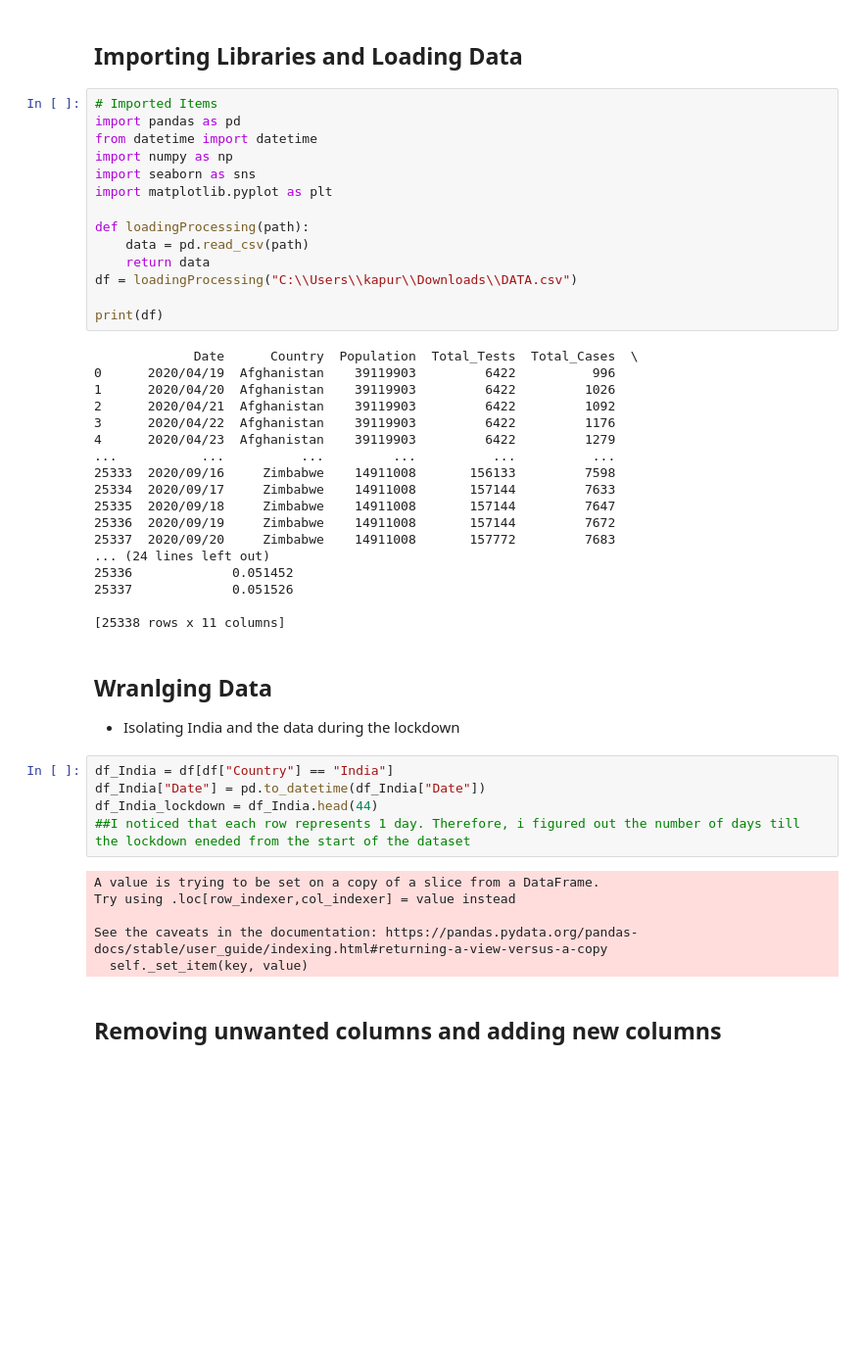
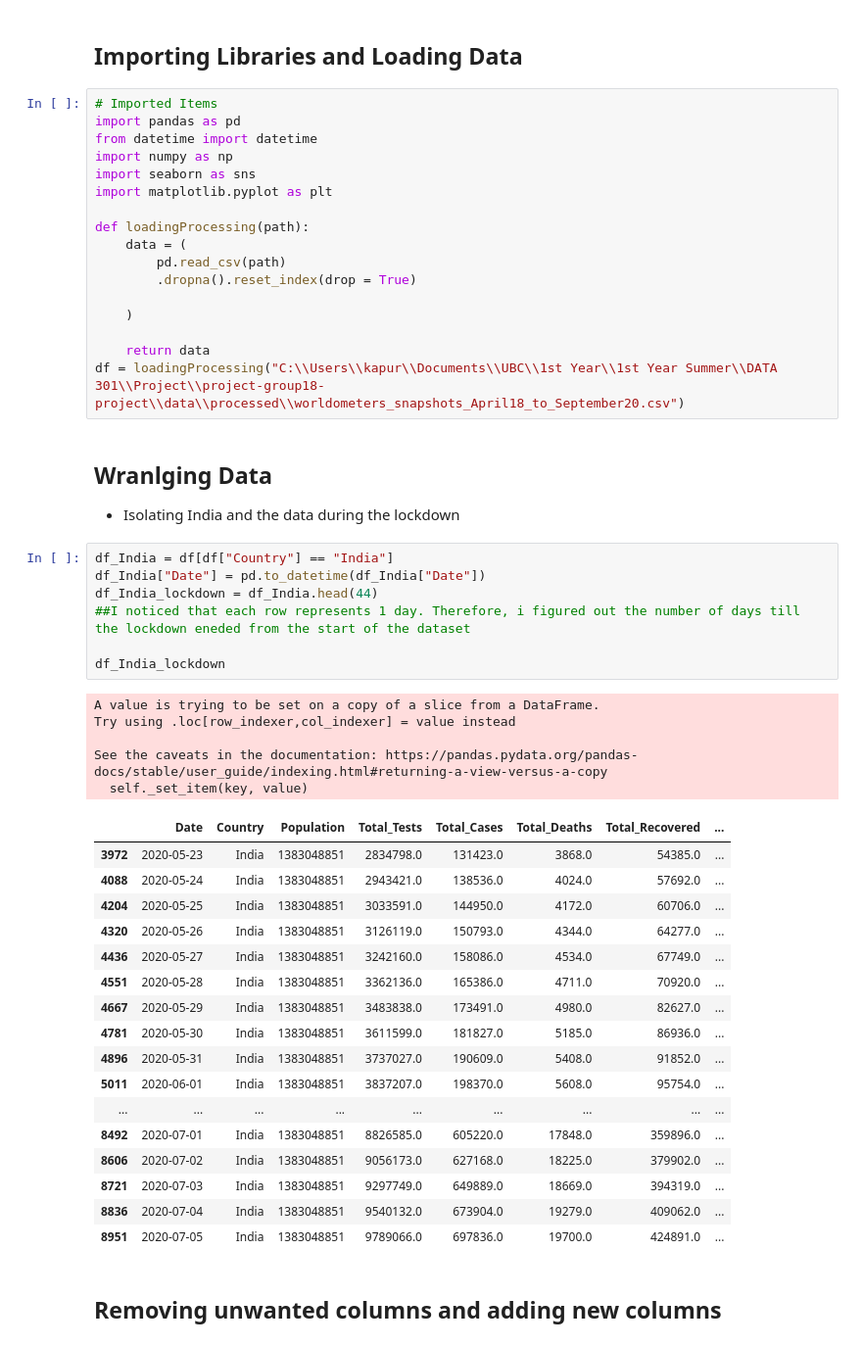
Before and after one commit to data301-2021-summer2/project-group18-project, a Jupyter notebook: analysis/Anikait/Task 3-EDA.ipynb, the cells around one changed output. Shown at 98% size. Drawn from its saved outputs; the diff is of its cells as text; blank space fills up the shorter version.

```diff
--- a/analysis/Anikait/Task 3-EDA.ipynb
+++ b/analysis/Anikait/Task 3-EDA.ipynb
@@ -14,43 +14,47 @@ import seaborn as sns
 import matplotlib.pyplot as plt
 
 def loadingProcessing(path):
-    data = pd.read_csv(path)
+    data = (
+        pd.read_csv(path)
+        .dropna().reset_index(drop = True)
+
+    )
+
     return data
-df = loadingProcessing("C:\\Users\\kapur\\Downloads\\DATA.csv")
-
-print(df)
+df = loadingProcessing("C:\\Users\\kapur\\Documents\\UBC\\1st Year\\1st Year Summer\\DATA 301\\Project\\project-group18-project\\data\\processed\\worldometers_snapshots_April18_to_September20.csv")
-# %% [output]
-             Date      Country  Population  Total_Tests  Total_Cases  \
-0      2020/04/19  Afghanistan    39119903         6422          996
-1      2020/04/20  Afghanistan    39119903         6422         1026
-2      2020/04/21  Afghanistan    39119903         6422         1092
-3      2020/04/22  Afghanistan    39119903         6422         1176
-4      2020/04/23  Afghanistan    39119903         6422         1279
-...           ...          ...         ...          ...          ...
-25333  2020/09/16     Zimbabwe    14911008       156133         7598
-25334  2020/09/17     Zimbabwe    14911008       157144         7633
-25335  2020/09/18     Zimbabwe    14911008       157144         7647
-25336  2020/09/19     Zimbabwe    14911008       157144         7672
-25337  2020/09/20     Zimbabwe    14911008       157772         7683
-... (24 lines left out)
-25336             0.051452
-25337             0.051526
-
-[25338 rows x 11 columns]
 # %% [markdown]
 ## Wranlging Data
 - Isolating India and the data during the lockdown
 # %%
 df_India = df[df["Country"] == "India"]
 df_India["Date"] = pd.to_datetime(df_India["Date"])
 df_India_lockdown = df_India.head(44)
 ##I noticed that each row represents 1 day. Therefore, i figured out the number of days till the lockdown eneded from the start of the dataset
+
+df_India_lockdown
 # %% [output]
 A value is trying to be set on a copy of a slice from a DataFrame.
 Try using .loc[row_indexer,col_indexer] = value instead
 
 See the caveats in the documentation: https://pandas.pydata.org/pandas-docs/stable/user_guide/indexing.html#returning-a-view-versus-a-copy
   self._set_item(key, value)
+|  | Date | Country | Population | Total_Tests | Total_Cases | Total_Deaths | Total_Recovered | ... |
+| 3972 | 2020-05-23 | India | 1383048851 | 2834798.0 | 131423.0 | 3868.0 | 54385.0 | ... |
+| 4088 | 2020-05-24 | India | 1383048851 | 2943421.0 | 138536.0 | 4024.0 | 57692.0 | ... |
+| 4204 | 2020-05-25 | India | 1383048851 | 3033591.0 | 144950.0 | 4172.0 | 60706.0 | ... |
+| 4320 | 2020-05-26 | India | 1383048851 | 3126119.0 | 150793.0 | 4344.0 | 64277.0 | ... |
+| 4436 | 2020-05-27 | India | 1383048851 | 3242160.0 | 158086.0 | 4534.0 | 67749.0 | ... |
+| 4551 | 2020-05-28 | India | 1383048851 | 3362136.0 | 165386.0 | 4711.0 | 70920.0 | ... |
+| 4667 | 2020-05-29 | India | 1383048851 | 3483838.0 | 173491.0 | 4980.0 | 82627.0 | ... |
+| 4781 | 2020-05-30 | India | 1383048851 | 3611599.0 | 181827.0 | 5185.0 | 86936.0 | ... |
+| 4896 | 2020-05-31 | India | 1383048851 | 3737027.0 | 190609.0 | 5408.0 | 91852.0 | ... |
+| 5011 | 2020-06-01 | India | 1383048851 | 3837207.0 | 198370.0 | 5608.0 | 95754.0 | ... |
+| ... | ... | ... | ... | ... | ... | ... | ... | ... |
+| 8492 | 2020-07-01 | India | 1383048851 | 8826585.0 | 605220.0 | 17848.0 | 359896.0 | ... |
+| 8606 | 2020-07-02 | India | 1383048851 | 9056173.0 | 627168.0 | 18225.0 | 379902.0 | ... |
+| 8721 | 2020-07-03 | India | 1383048851 | 9297749.0 | 649889.0 | 18669.0 | 394319.0 | ... |
+| 8836 | 2020-07-04 | India | 1383048851 | 9540132.0 | 673904.0 | 19279.0 | 409062.0 | ... |
+| 8951 | 2020-07-05 | India | 1383048851 | 9789066.0 | 697836.0 | 19700.0 | 424891.0 | ... |
 # %% [markdown]
 ## Removing unwanted columns and adding new columns
 # %%
```
Also changed, not shown: parts of 10 cells of this notebook, 5 other files.
